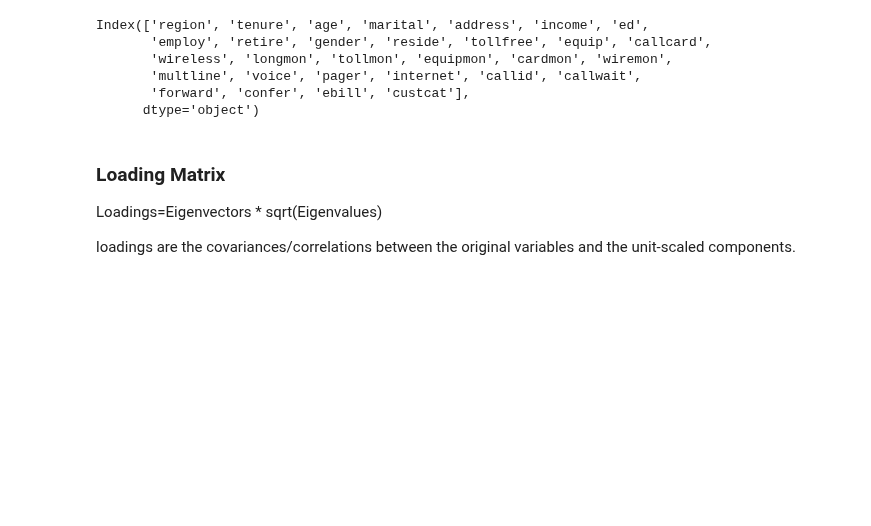
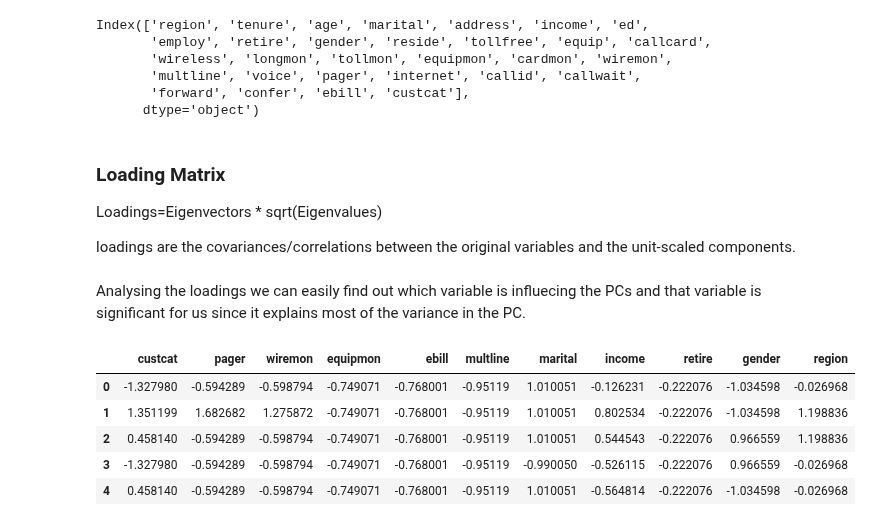
Before and after one commit to mkmritunjay/machineLearning, a Jupyter notebook: KMeans.ipynb, the cells around one changed output. Drawn from its saved outputs; the diff is of its cells as text; code cells hidden in the pictures; blank space fills up the shorter version.

```diff
--- a/KMeans.ipynb
+++ b/KMeans.ipynb
@@ -404,5 +404,7 @@ Index(['region', 'tenure', 'age', 'marital', 'address', 'income', 'ed',
 Loadings=Eigenvectors * sqrt(Eigenvalues)
 
 loadings are the covariances/correlations between the original variables and the unit-scaled components.
+# %% [markdown]
+Analysing the loadings we can easily find out which variable is influecing the PCs and that variable is significant for us since it explains most of the variance in the PC.
 # %%
 Loadings =  pd.DataFrame((pc_final.components_.T * np.sqrt(pc_final.explained_variance_)).T,columns=telco_num.columns).T
@@ -408,0 +415,13 @@ Loadings =  pd.DataFrame((pc_final.components_.T * np.sqrt(pc_final.explained_va
+# %%
+telco_scaled1=pd.DataFrame(telco_scaled, columns=telco_num.columns)
+telco_scaled1.head(5)
+
+telco_scaled2=telco_scaled1[list_var]
+telco_scaled2.head(5)
+# %% [output]
+|  | custcat | pager | wiremon | equipmon | ebill | multline | marital | income | retire | gender | region |
+| 0 | -1.327980 | -0.594289 | -0.598794 | -0.749071 | -0.768001 | -0.95119 | 1.010051 | -0.126231 | -0.222076 | -1.034598 | -0.026968 |
+| 1 | 1.351199 | 1.682682 | 1.275872 | -0.749071 | -0.768001 | -0.95119 | 1.010051 | 0.802534 | -0.222076 | -1.034598 | 1.198836 |
+| 2 | 0.458140 | -0.594289 | -0.598794 | -0.749071 | -0.768001 | -0.95119 | 1.010051 | 0.544543 | -0.222076 | 0.966559 | 1.198836 |
+| 3 | -1.327980 | -0.594289 | -0.598794 | -0.749071 | -0.768001 | -0.95119 | -0.990050 | -0.526115 | -0.222076 | 0.966559 | -0.026968 |
+| 4 | 0.458140 | -0.594289 | -0.598794 | -0.749071 | -0.768001 | -0.95119 | 1.010051 | -0.564814 | -0.222076 | -1.034598 | -0.026968 |
```
Also changed, not shown: parts of 5 cells of this notebook.
